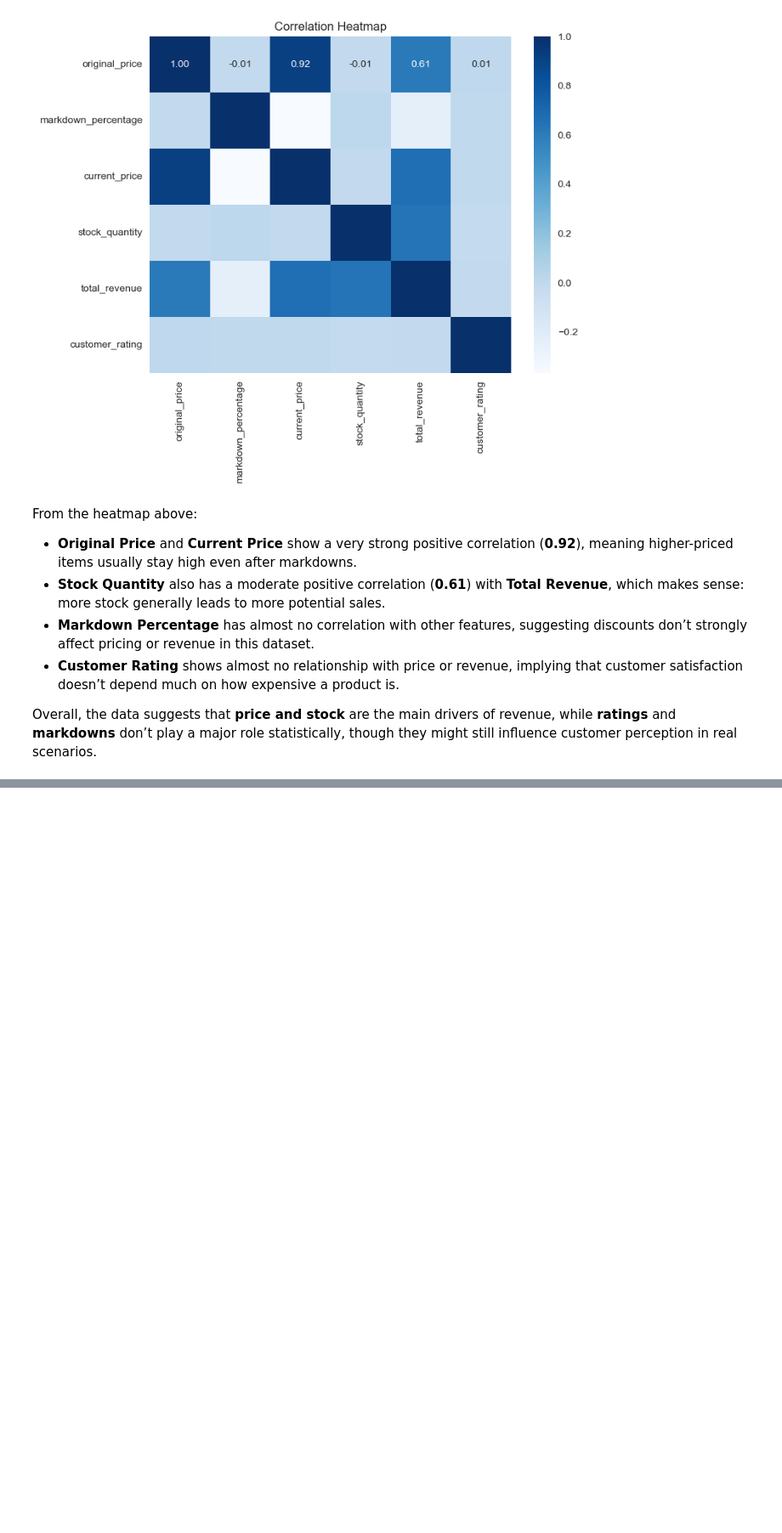
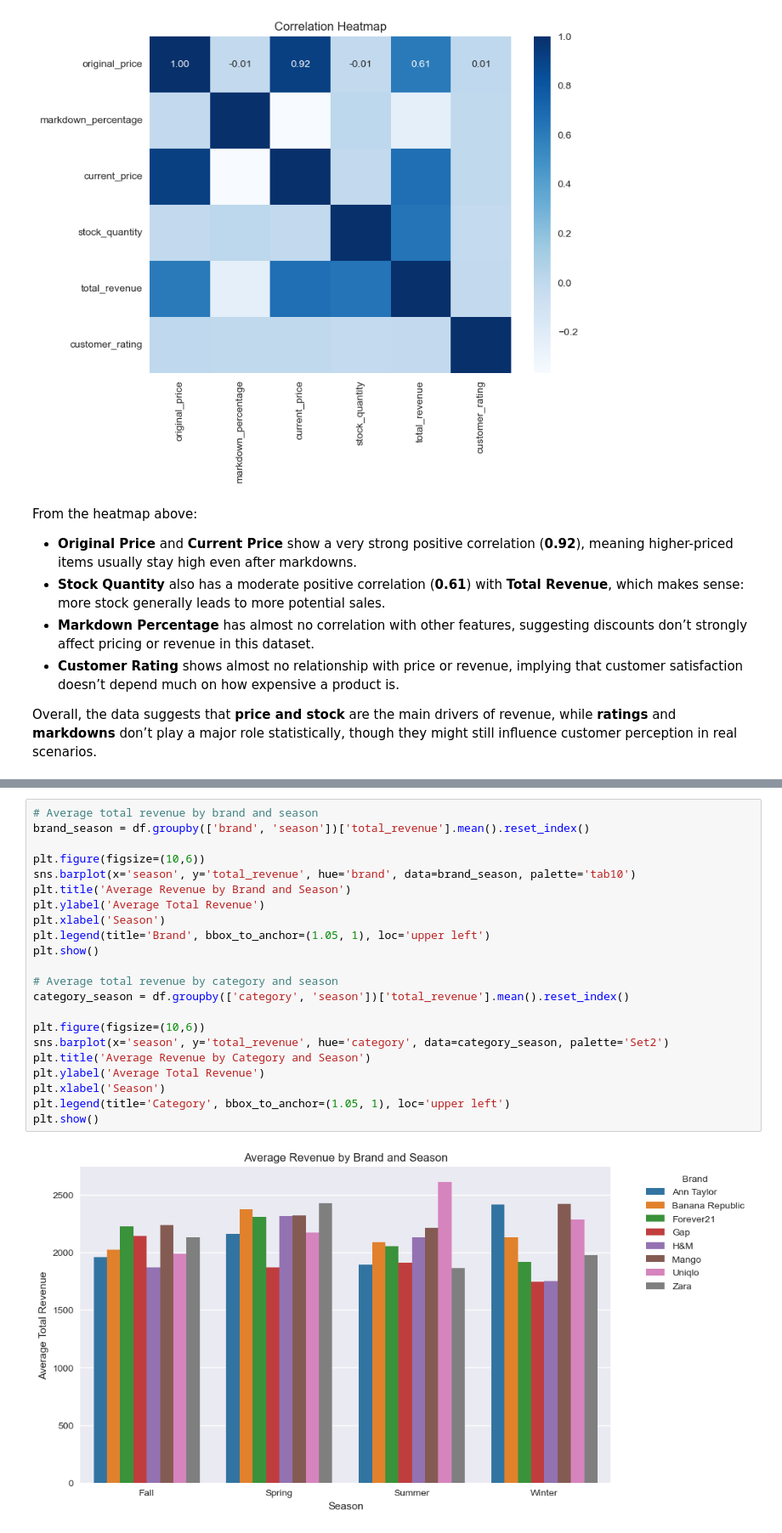
Before and after one commit to Babraakinyi/Apparel-Sales-Forecasting, a Jupyter notebook: notebook/Apparel Sales Forecasting.ipynb, the cells around one changed output, grey strips where cells are left out. Shown at 85% size. Saved outputs shown, nothing was run; the diff lists cells and outputs as text; blank space fills up the shorter version.

```diff
--- a/notebook/Apparel Sales Forecasting.ipynb
+++ b/notebook/Apparel Sales Forecasting.ipynb
@@ -409,0 +495,24 @@ Overall, the data suggests that **price and stock** are the main drivers of reve
+# %%
+# Average total revenue by brand and season
+brand_season = df.groupby(['brand', 'season'])['total_revenue'].mean().reset_index()
+
+plt.figure(figsize=(10,6))
+sns.barplot(x='season', y='total_revenue', hue='brand', data=brand_season, palette='tab10')
+plt.title('Average Revenue by Brand and Season')
+plt.ylabel('Average Total Revenue')
+plt.xlabel('Season')
+plt.legend(title='Brand', bbox_to_anchor=(1.05, 1), loc='upper left')
+plt.show()
+
+# Average total revenue by category and season
+category_season = df.groupby(['category', 'season'])['total_revenue'].mean().reset_index()
+
+plt.figure(figsize=(10,6))
+sns.barplot(x='season', y='total_revenue', hue='category', data=category_season, palette='Set2')
+plt.title('Average Revenue by Category and Season')
+plt.ylabel('Average Total Revenue')
+plt.xlabel('Season')
+plt.legend(title='Category', bbox_to_anchor=(1.05, 1), loc='upper left')
+plt.show()
+# %% [output]
+[figure, added]
```
Also changed, not shown: parts of 18 cells of this notebook, 1 other file.
